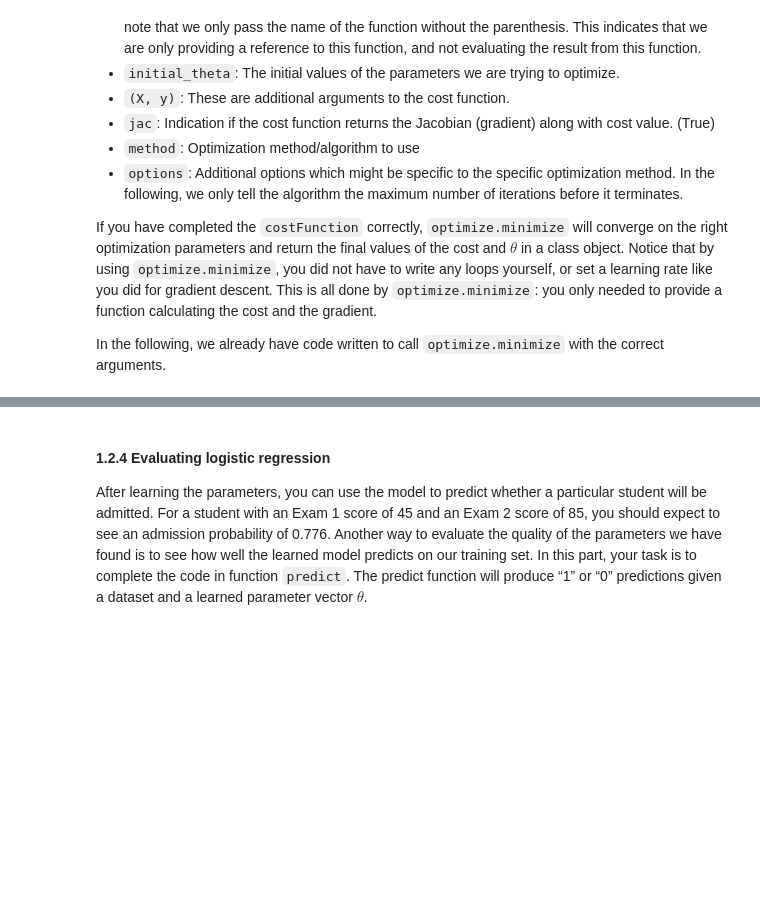
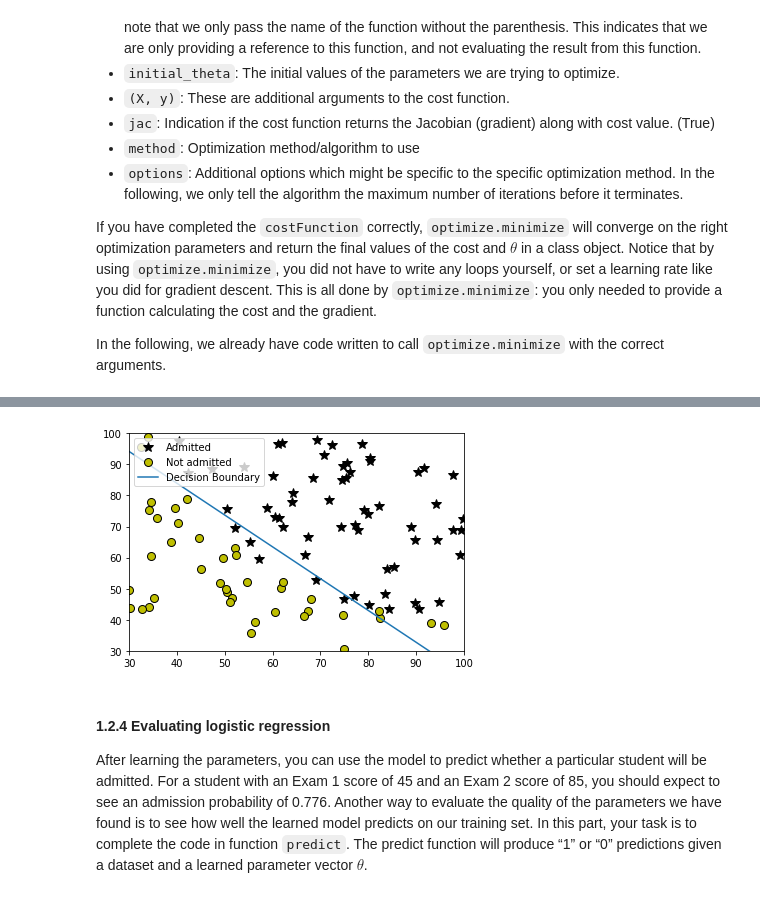
Before and after one commit to feelinc/ml-coursera-python-assignments, a Jupyter notebook: Exercise2/exercise2.ipynb, the cells around one changed output, grey strips where cells are left out. Drawn from its saved outputs; the diff is of its cells as text; code cells hidden in the pictures; blank space fills up the shorter version.

```diff
--- a/Exercise2/exercise2.ipynb
+++ b/Exercise2/exercise2.ipynb
@@ -230,4 +230,4 @@ Now you will implement the cost function and gradient for logistic regression. B
 m, n = X.shape
 
 # Add intercept term to X
-X = np.concatenate([np.ones((m, 1)), X], axis=1)
+XX = np.concatenate([np.ones((m, 1)), X], axis=1)
@@ -261,7 +259,7 @@ def costFunction(theta, X, y):
         of data points and n is the number of features. We assume the
         intercept has already been added to the input.
 
-    y : arra_like
+    y : array_like
         Labels for the input. This is a vector of shape (m, ).
 
     Returns
@@ -282,13 +280,24 @@ def costFunction(theta, X, y):
     # Initialize some useful values
     m = y.size  # number of training examples
 
+    h = sigmoid(X.dot(theta.T)) # hypothesis vector
+
     # You need to return the following variables correctly
     J = 0
     grad = np.zeros(theta.shape)
 
     # ====================== YOUR CODE HERE ======================
 
+    a = np.multiply(-y, np.log(h))
+    b = np.multiply(1 - y, np.log(1 - h))
 
+    J = (1 / m) * np.sum(a - b)
+
+    error = h - y
+
+    for i in range(theta.size):
+        term = np.multiply(error, X[:, i])
+        grad[i] = (1 / m) * np.sum(term)
 
     # =============================================================
     return J, grad
@@ -352,7 +391,7 @@ options= {'maxiter': 400}
 # See https://stackoverflow.com/questions/18801002/fminunc-alternate-in-numpy
 res = optimize.minimize(costFunction,
                         initial_theta,
-                        (X, y),
+                        (XX, y),
                         jac=True,
                         method='TNC',
                         options=options)
@@ -379,7 +426,9 @@ Once `optimize.minimize` completes, we want to use the final value for $\theta$
 To do so, we have written a function `plotDecisionBoundary` for plotting the decision boundary on top of training data. You do not need to write any code for plotting the decision boundary, but we also encourage you to look at the code in `plotDecisionBoundary` to see how to plot such a boundary using the $\theta$ values. You can find this function in the `utils.py` file which comes with this assignment.
 # %%
 # Plot Boundary
-utils.plotDecisionBoundary(plotData, theta, X, y)
+utils.plotDecisionBoundary(plotData, theta, XX, y)
+# %% [output]
+[figure, added]
 # %% [markdown]
 <a id="section4"></a>
 #### 1.2.4 Evaluating logistic regression
```
Also changed, not shown: parts of 4 cells of this notebook.
